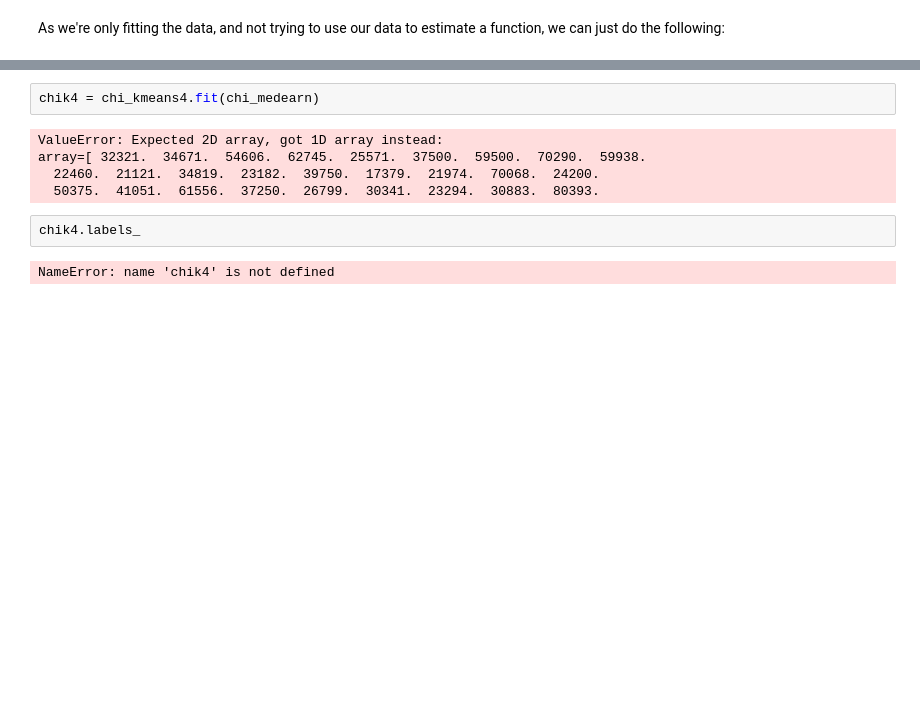
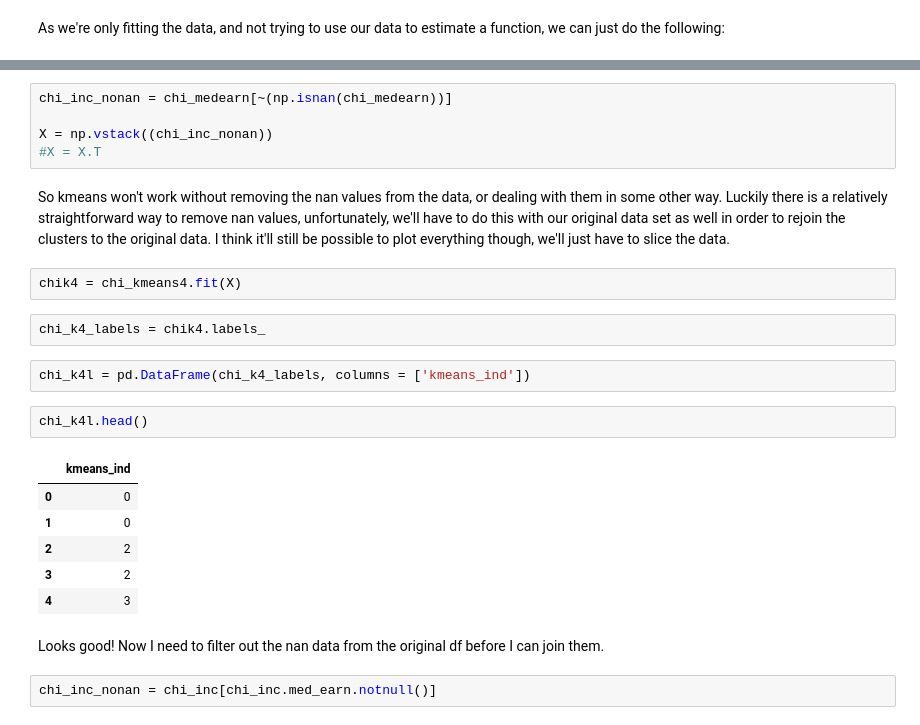
Before and after one commit to fiiion/GISIII_Final_Project, a Jupyter notebook: pysal_inc_clustering/inc_clustering_with_pysal.ipynb, the cells around one changed output, grey strips where cells are left out. Cells and saved outputs as stored; diff of their text form; blank space fills up the shorter version.

```diff
--- a/pysal_inc_clustering/inc_clustering_with_pysal.ipynb
+++ b/pysal_inc_clustering/inc_clustering_with_pysal.ipynb
@@ -156,11 +140,26 @@ np.shape(chimed)
+# %%
+chi_inc_nonan = chi_medearn[~(np.isnan(chi_medearn))]
+
+X = np.vstack((chi_inc_nonan))
+#X = X.T
+# %% [markdown]
+So kmeans won't work without removing the nan values from the data, or dealing with them in some other way. Luckily there is a relatively straightforward way to remove nan values, unfortunately, we'll have to do this with our original data set as well in order to rejoin the clusters to the original data. I think it'll still be possible to plot everything though, we'll just have to slice the data.
 # %%
-chik4 = chi_kmeans4.fit(chi_medearn)
+chik4 = chi_kmeans4.fit(X)
-# %% [output]
-ValueError: Expected 2D array, got 1D array instead:
-array=[ 32321.  34671.  54606.  62745.  25571.  37500.  59500.  70290.  59938.
-  22460.  21121.  34819.  23182.  39750.  17379.  21974.  70068.  24200.
-  50375.  41051.  61556.  37250.  26799.  30341.  23294.  30883.  80393.
-# %%
-chik4.labels_
-# %% [output]
-NameError: name 'chik4' is not defined
+# %%
+chi_k4_labels = chik4.labels_
+# %%
+chi_k4l = pd.DataFrame(chi_k4_labels, columns = ['kmeans_ind'])
+# %%
+chi_k4l.head()
+# %% [output]
+|  | kmeans_ind |
+| 0 | 0 |
+| 1 | 0 |
+| 2 | 2 |
+| 3 | 2 |
+| 4 | 3 |
+# %% [markdown]
+Looks good! Now I need to filter out the nan data from the original df before I can join them.
+# %%
+chi_inc_nonan = chi_inc[chi_inc.med_earn.notnull()]
```
Also changed, not shown: parts of 9 cells of this notebook.
